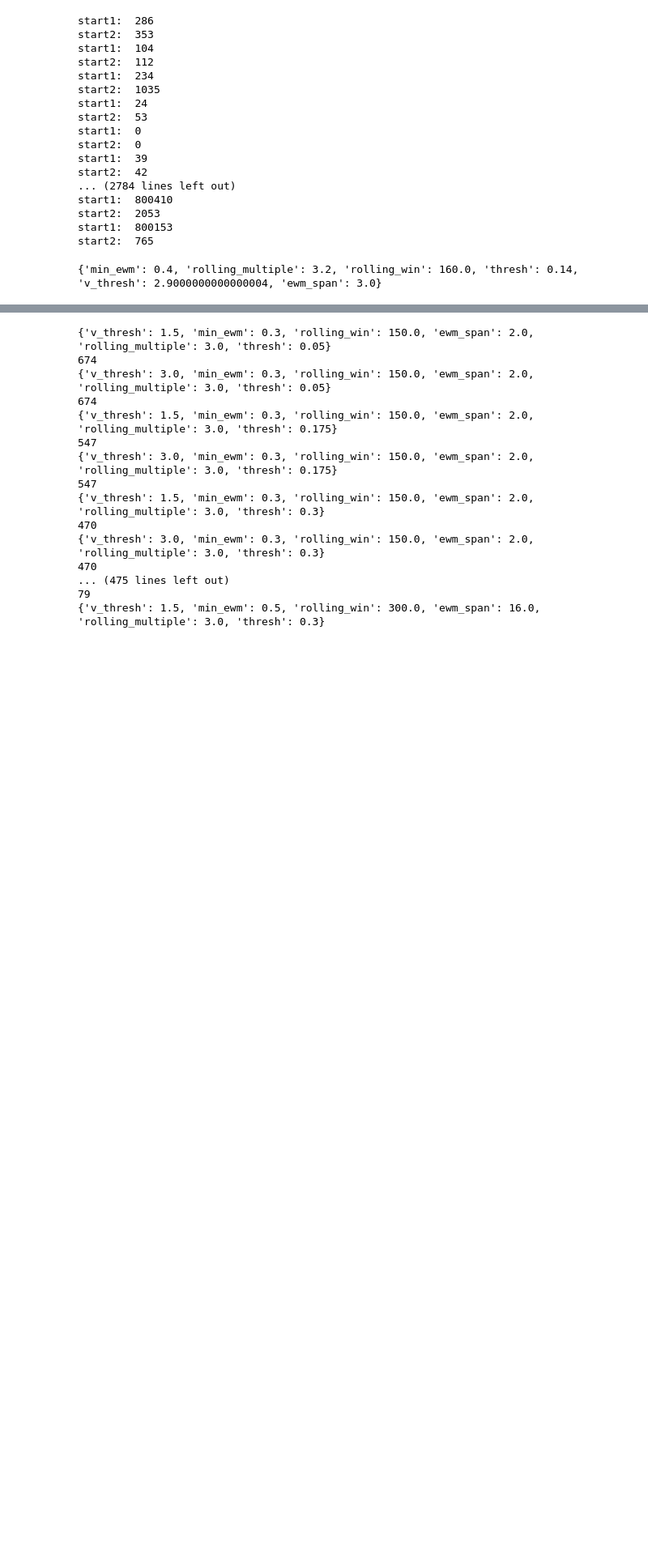
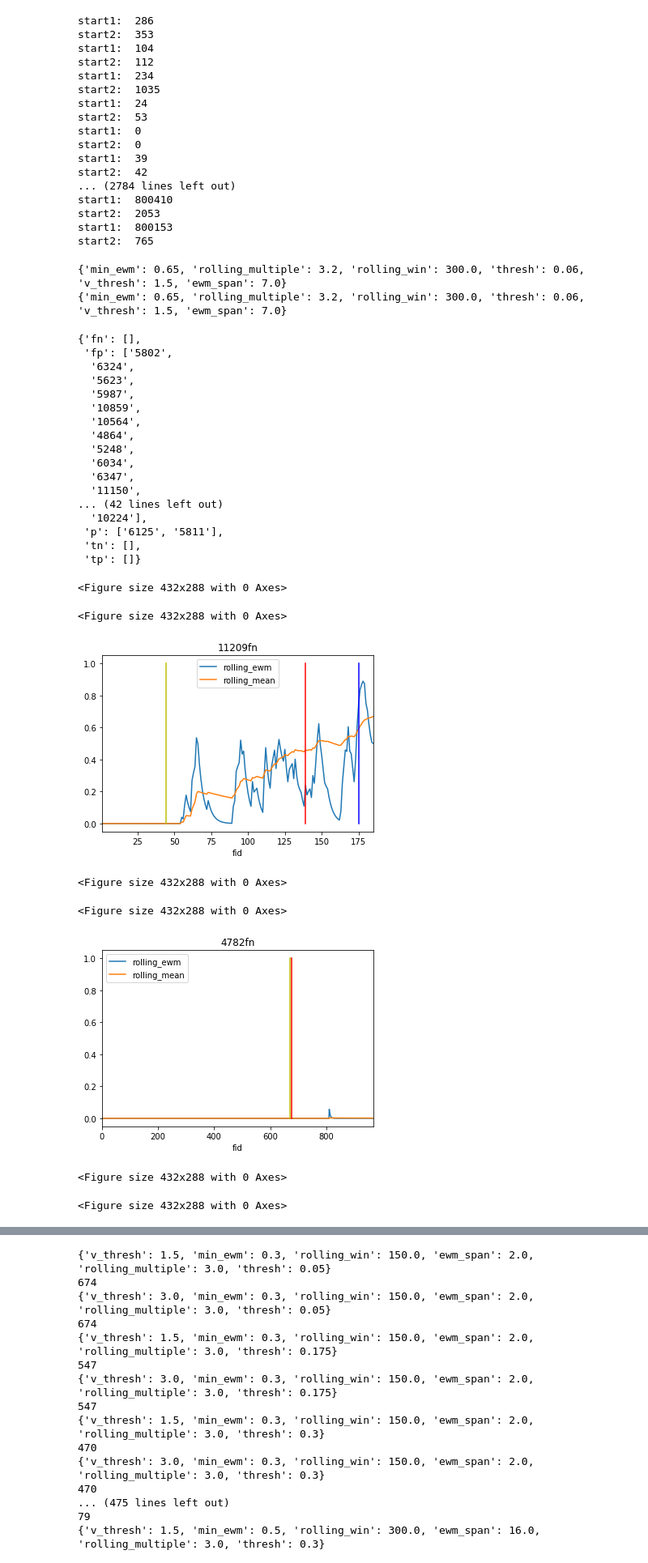
Before and after one commit to test-v1/notebooks-1, a Jupyter notebook: yolo/Prod Model Validation.ipynb, the cells around one changed output, grey strips where cells are left out. Shown at 81% size. Drawn from its saved outputs; the diff is of its cells as text; code cells hidden in the pictures; blank space fills up the shorter version.

```diff
--- a/yolo/Prod Model Validation.ipynb
+++ b/yolo/Prod Model Validation.ipynb
@@ -307,32 +307,59 @@ def eval_vids(vids_to_work_on, plot=False, **args):
             results.get('p').append(vid)
 
         if detected_failure_start < start1 - START1_RELAX :
             result = 'fp'
         elif detected_failure_start > start2 + START2_RELAX:
             result = 'fn'
         elif detected_failure_start < MAX_FRAME_NUM:
             result = 'tp'
         else:
             result = 'tn'
         results.get(result).append(vid)
 
         if plot:
             if start1 < MAX_FRAME_NUM:
                 plt.plot([start1, start1],[0,1], linestyle='-', color='y')
             if start2 < MAX_FRAME_NUM:
                 plt.plot([start2, start2],[0,1], linestyle='-', color='r')
             if detected_failure_start < MAX_FRAME_NUM:
                 plt.plot([detected_failure_start, detected_failure_start],[0,1], linestyle='-', color='b')
             plt.title(str(vid) + result)
     return results
 
 # results = eval_vids(np.hstack((failed_videos.tail(30).index.values, succeeded_videos.tail(50).index.values)), False)
 # results = eval_vids(np.hstack((failed_videos.head(20).index.values, succeeded_videos.head(50).index.values)))
 
 # results = eval_vids(vids, thresh = 0.16, v_thresh = 0.72, min_ewm = 0.18, ewm_span = 9, rolling_win = 50, rolling_multiple = 5.43)
-results = eval_vids(vids, min_ewm=0.4, rolling_multiple=3.2, rolling_win=160.0, thresh=0.14, v_thresh=2.9000000000000004, ewm_span=3.0)
+eval_vids(results['fn'], min_ewm=0.65, rolling_multiple=3.2, rolling_win=300.0, thresh=0.06, v_thresh=1.5, ewm_span=7.0, plot=True)
+eval_vids(results['fp'], min_ewm=0.65, rolling_multiple=3.2, rolling_win=300.0, thresh=0.06, v_thresh=1.5, ewm_span=7.0, plot=True)
 # eval_vids([5283,
 #  6221,
 #  10877,], True)
 # %% [output]
-{'min_ewm': 0.4, 'rolling_multiple': 3.2, 'rolling_win': 160.0, 'thresh': 0.14, 'v_thresh': 2.9000000000000004, 'ewm_span': 3.0}
+{'min_ewm': 0.65, 'rolling_multiple': 3.2, 'rolling_win': 300.0, 'thresh': 0.06, 'v_thresh': 1.5, 'ewm_span': 7.0}
+{'min_ewm': 0.65, 'rolling_multiple': 3.2, 'rolling_win': 300.0, 'thresh': 0.06, 'v_thresh': 1.5, 'ewm_span': 7.0}
+{'fn': [],
+ 'fp': ['5802',
+  '6324',
+  '5623',
+  '5987',
+  '10859',
+  '10564',
+  '4864',
+  '5248',
+  '6034',
+  '6347',
+  '11150',
+... (42 lines left out)
+  '10224'],
+ 'p': ['6125', '5811'],
+ 'tn': [],
+ 'tp': []}
+<Figure size 432x288 with 0 Axes>
+<Figure size 432x288 with 0 Axes>
+[figure, added]
+<Figure size 432x288 with 0 Axes>
+<Figure size 432x288 with 0 Axes>
+[figure, added]
+<Figure size 432x288 with 0 Axes>
+<Figure size 432x288 with 0 Axes>
```
Also changed, not shown: parts of 5 cells of this notebook.
